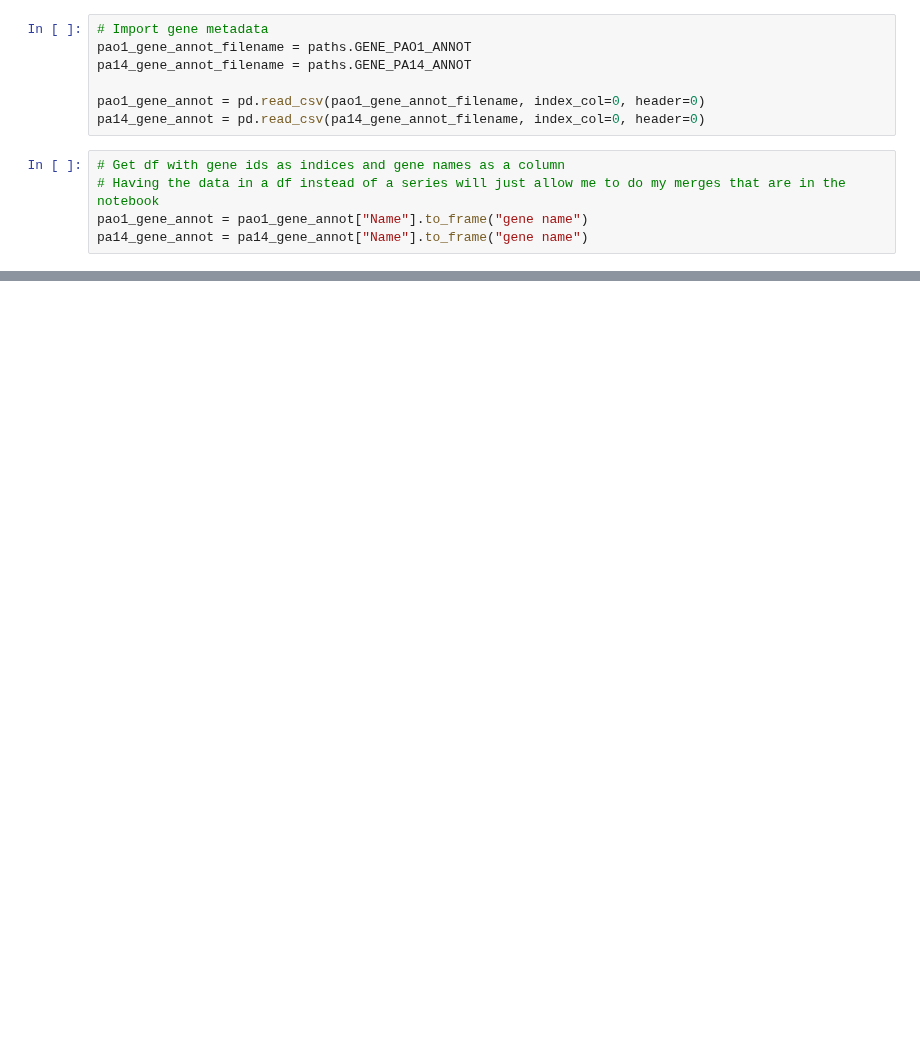
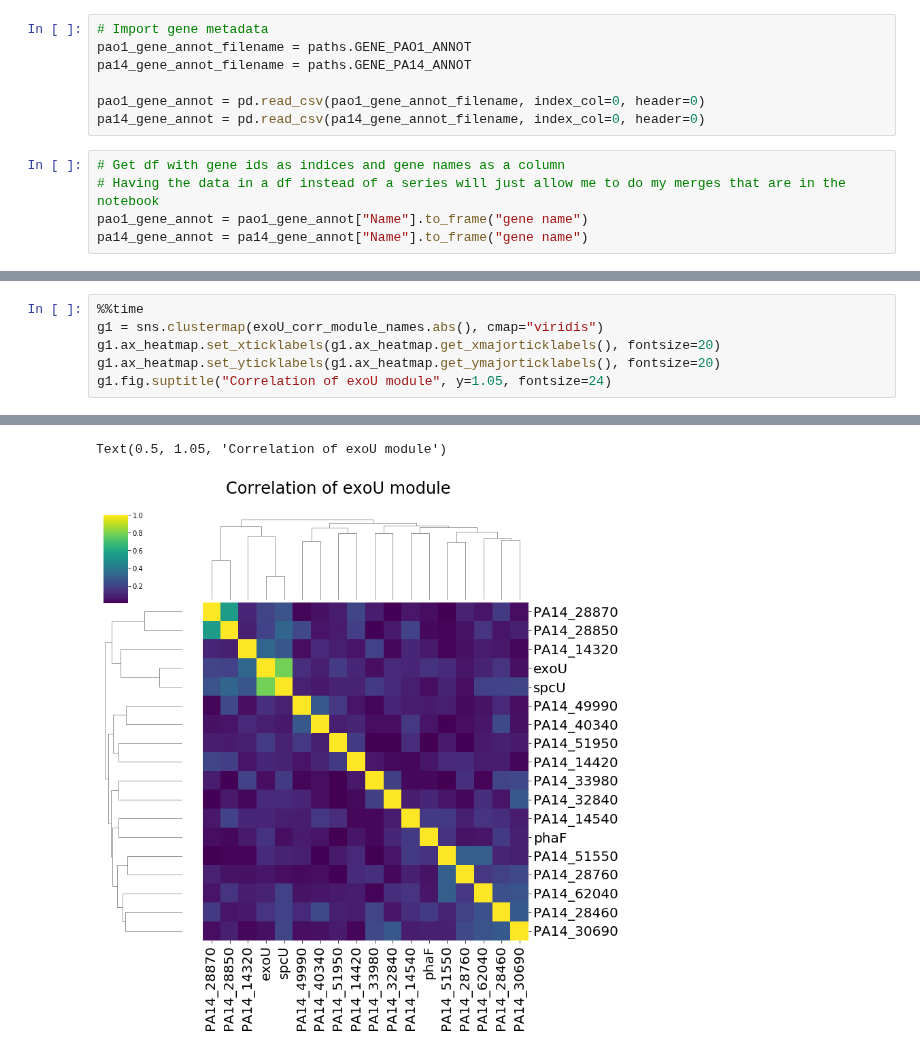
Before and after one commit to greenelab/core-accessory-interactome, a Jupyter notebook: 4_acc_acc_analysis/3_explore_exo_modules.ipynb, the cells around one changed output, grey strips where cells are left out. Saved outputs shown, nothing was run; the diff lists cells and outputs as text; blank space fills up the shorter version.

```diff
--- a/4_acc_acc_analysis/3_explore_exo_modules.ipynb
+++ b/4_acc_acc_analysis/3_explore_exo_modules.ipynb
@@ -185,0 +158,7 @@ Text(0.5, 1.05, 'Correlation of exoU module')
+# %%
+%%time
+g1 = sns.clustermap(exoU_corr_module_names.abs(), cmap="viridis")
+g1.ax_heatmap.set_xticklabels(g1.ax_heatmap.get_xmajorticklabels(), fontsize=20)
+g1.ax_heatmap.set_yticklabels(g1.ax_heatmap.get_ymajorticklabels(), fontsize=20)
+g1.fig.suptitle("Correlation of exoU module", y=1.05, fontsize=24)
+# %% [output]
@@ -185,0 +167,2 @@ Text(0.5, 1.05, 'Correlation of exoU module')
+Text(0.5, 1.05, 'Correlation of exoU module')
+[figure, added]
```
Also changed, not shown: parts of 42 cells of this notebook, 3 other files.
